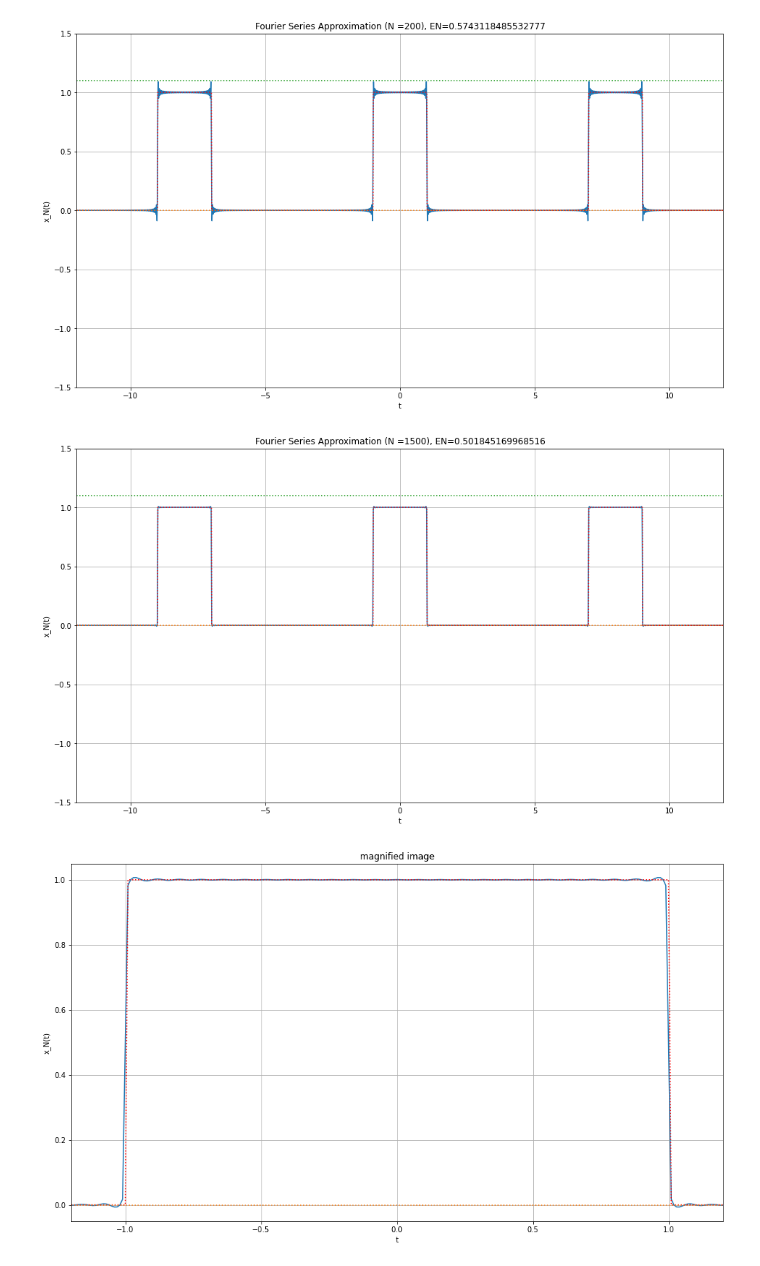
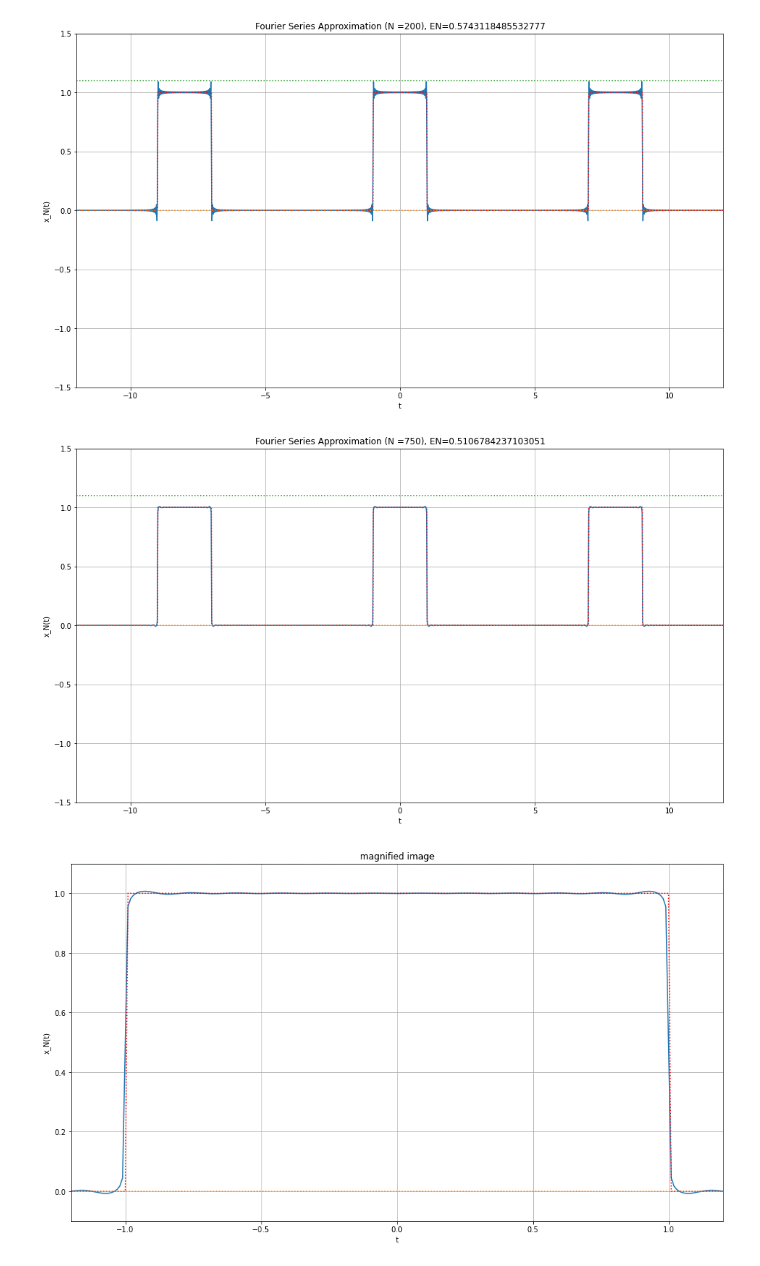
Before and after one commit to hufsaim/T10302201, a Jupyter notebook: notebook/lab03.ipynb, the cells around one changed output. Saved outputs shown, nothing was run; the diff lists cells and outputs as text; code cells hidden in the pictures.

```diff
--- a/notebook/lab03.ipynb
+++ b/notebook/lab03.ipynb
@@ -151,7 +151,7 @@ plt.show()
 # %% [output]
 [figure]
 # %%
-N = 1500
+N = 750
 t = np.arange(-128,128,.01)
 x_N = np.zeros_like(t).astype(np.complex64)
 for n in np.arange(-N,N+1):
@@ -161,32 +161,32 @@ for n in np.arange(-N,N+1):
         x_N += 1*(np.sin(n*(2*np.pi/T)*T1)/(n*np.pi)) * np.exp(1j * n * ((2*np.pi)/T) * t) #  += ( ak ) * exp(j k w0 t)
 
 E_N = np.sum( (np.abs(x - x_N)**2)[np.abs(t)<(T/2)] )
 
 plt.figure(figsize=(16,9))
 plt.plot(t,np.real(x_N))
 plt.plot(t,np.real(x),'r:')
 plt.plot(t,np.zeros_like(t),':')
 plt.plot(t,1.1*np.ones_like(t),':')
 plt.axis([-12, 12, -1.5, 1.5])
 plt.grid('on')
 plt.xlabel('t')
 plt.ylabel('x_N(t)')
 plt.title(f'Fourier Series Approximation (N ={N}), EN={E_N}')
 plt.show()
 
 
 
 plt.figure(figsize=(16,9))
 plt.plot(t,np.real(x_N))
 plt.plot(t,np.real(x),'r:')
 plt.plot(t,np.zeros_like(t),':')
 plt.plot(t,1.1*np.ones_like(t),':')
-plt.axis([-1.2*T1, 1.2*T1, -.05, 1.05])
+plt.axis([-1.2*T1, 1.2*T1, -.1, 1.1])
 plt.grid('on')
 plt.xlabel('t')
 plt.ylabel('x_N(t)')
 plt.title(f'magnified image')
 plt.show()
 # %% [output]
 [figure]
-[figure, old version]
+[figure, new version]
```
